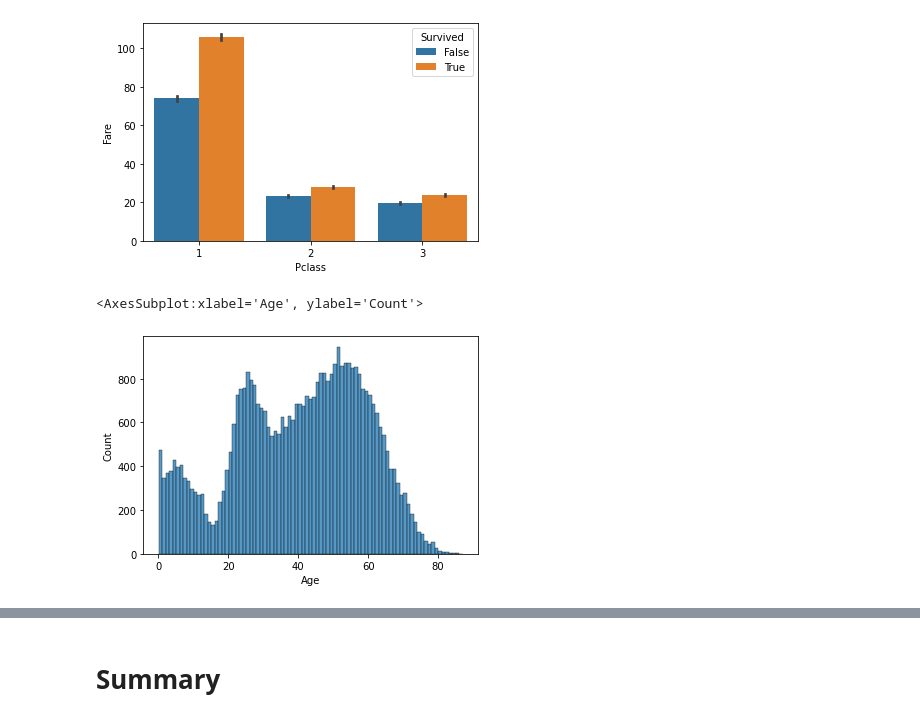
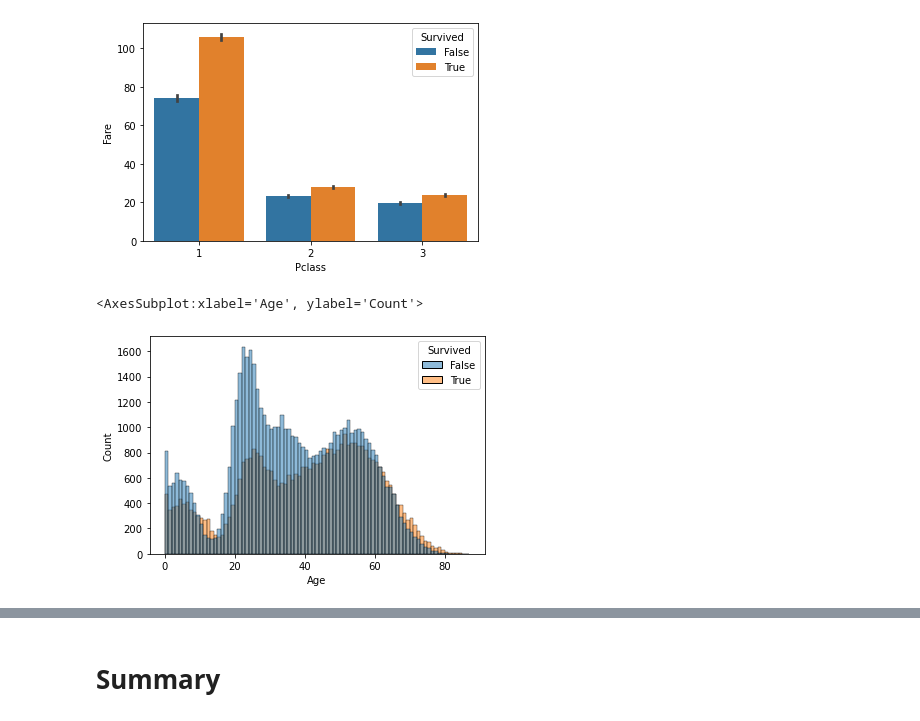
Before and after one commit to codekot/data_exploration, a Jupyter notebook: eda.ipynb, the cells around one changed output, grey strips where cells are left out. Drawn from its saved outputs; the diff is of its cells as text; code cells hidden in the pictures.

```diff
--- a/eda.ipynb
+++ b/eda.ipynb
@@ -280,7 +280,7 @@ sns.barplot(x='Pclass', y='Fare', hue='Survived', data=df)
 <AxesSubplot:xlabel='Pclass', ylabel='Fare'>
 [figure]
 # %%
-sns.histplot(x="Age", data=df[df['Survived']], binwidth=1)
+sns.histplot(x="Age", data=df, hue='Survived', binwidth=1)
 # %% [output]
 <AxesSubplot:xlabel='Age', ylabel='Count'>
-[figure, old version]
+[figure, new version]
```
Also changed, not shown: parts of 6 cells of this notebook.
